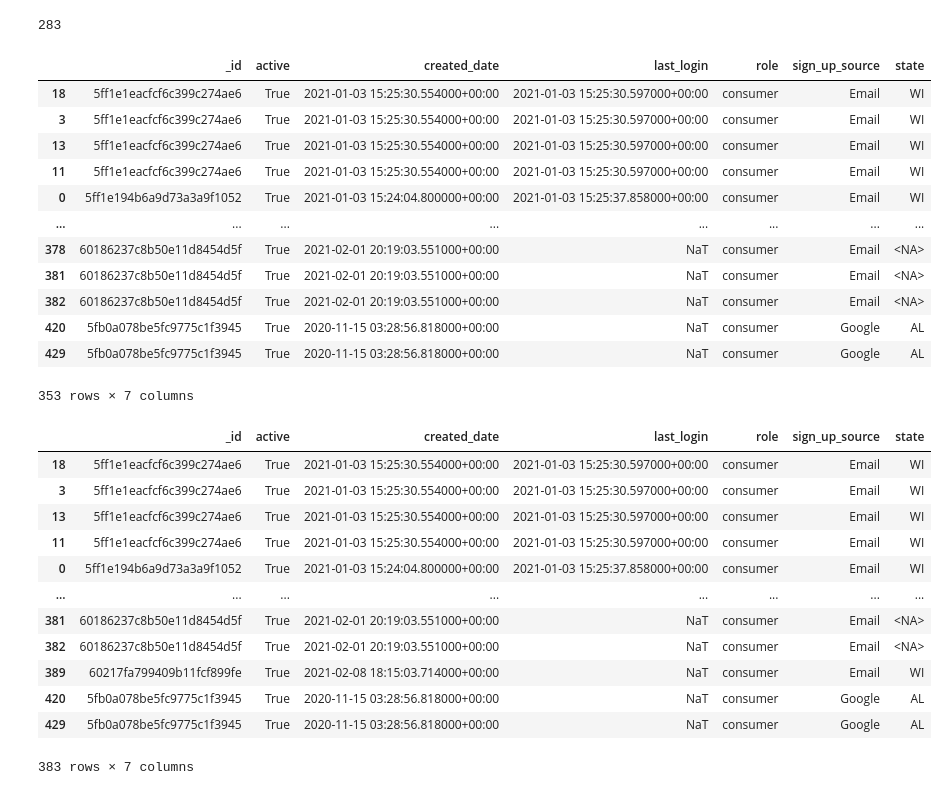
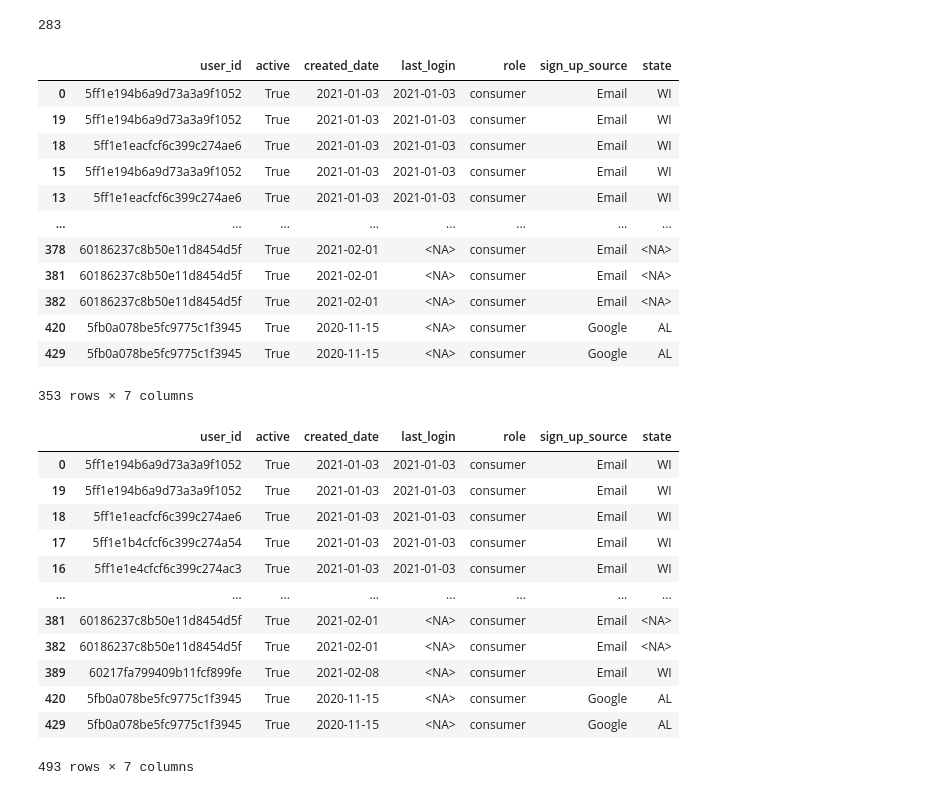
Before and after one commit to evanrosa/fetch_tech_challenge, a Jupyter notebook: exercise_answers/task_three/users.ipynb, the cells around one changed output. Cells and saved outputs as stored; diff of their text form; code cells hidden in the pictures.

```diff
--- a/exercise_answers/task_three/users.ipynb
+++ b/exercise_answers/task_three/users.ipynb
@@ -41,9 +41,11 @@ state             object
 dtype: object
 # %%
 ######################## USER DATA NORMALIZE & CLEANING ########################
+# %%
+users.rename(columns={'_id': 'user_id'}, inplace=True)
 # %%
 # Convert user id to string
-users["_id"] = users["_id"].apply(lambda x: x.get("$oid", str(x)))
+users["user_id"] = users["user_id"].apply(lambda x: x.get("$oid", str(x)))
 # %%
 # Convert createdDate to string
 users["created_date"] = users["created_date"].apply(lambda x: x.get("$date", str(x)))
@@ -87,7 +89,14 @@ users.head()
 | 4 | 5ff1e194b6a9d73a3a9f1052 | True | 1609687444800 | 1.609688e+12 | consumer | Email | WI |
 # %%
 # Format/clean createdDate and lastLogin to readable and standard formats
-users[["created_date", "last_login"]] = users[["created_date", "last_login"]].applymap(lambda x: pd.to_datetime(x.get("$date") if isinstance(x, dict) else x, unit='ms', errors='coerce', utc=True))
+def convert_to_date(series):
+    # If a value is a dict, extract its "$date"; otherwise, leave it as is.
+    extracted = series.apply(lambda x: x.get("$date") if isinstance(x, dict) else x)
+    # Convert the extracted values to datetime and then get only the date part.
+    return pd.to_datetime(extracted, unit="ms", errors="coerce", utc=True).dt.date
+
+for col in ["created_date", "last_login"]:
+    users[col] = convert_to_date(users[col])
 # %%
 ## Review after cleaned dates
 users.head()
@@ -224,37 +233,37 @@ users.duplicated(subset=["_id", "last_login"]).sum()
 # %%
 # Check for duplicate user records based on user ID and last login timestamp.
 # This helps identify multiple entries for the same user with the same last login time. Data dups?
-users[users.duplicated(subset=["_id", "last_login"], keep=False)].sort_values("last_login")
+users[users.duplicated(subset=["user_id", "last_login"], keep=False)].sort_values("last_login")
 # %% [output]
-|  | _id | active | created_date | last_login | role | sign_up_source | state |
-| 18 | 5ff1e1eacfcf6c399c274ae6 | True | 2021-01-03 15:25:30.554000+00:00 | 2021-01-03 15:25:30.597000+00:00 | consumer | Email | WI |
-| 3 | 5ff1e1eacfcf6c399c274ae6 | True | 2021-01-03 15:25:30.554000+00:00 | 2021-01-03 15:25:30.597000+00:00 | consumer | Email | WI |
-| 13 | 5ff1e1eacfcf6c399c274ae6 | True | 2021-01-03 15:25:30.554000+00:00 | 2021-01-03 15:25:30.597000+00:00 | consumer | Email | WI |
-| 11 | 5ff1e1eacfcf6c399c274ae6 | True | 2021-01-03 15:25:30.554000+00:00 | 2021-01-03 15:25:30.597000+00:00 | consumer | Email | WI |
-| 0 | 5ff1e194b6a9d73a3a9f1052 | True | 2021-01-03 15:24:04.800000+00:00 | 2021-01-03 15:25:37.858000+00:00 | consumer | Email | WI |
+|  | user_id | active | created_date | last_login | role | sign_up_source | state |
+| 0 | 5ff1e194b6a9d73a3a9f1052 | True | 2021-01-03 | 2021-01-03 | consumer | Email | WI |
+| 19 | 5ff1e194b6a9d73a3a9f1052 | True | 2021-01-03 | 2021-01-03 | consumer | Email | WI |
+| 18 | 5ff1e1eacfcf6c399c274ae6 | True | 2021-01-03 | 2021-01-03 | consumer | Email | WI |
+| 15 | 5ff1e194b6a9d73a3a9f1052 | True | 2021-01-03 | 2021-01-03 | consumer | Email | WI |
+| 13 | 5ff1e1eacfcf6c399c274ae6 | True | 2021-01-03 | 2021-01-03 | consumer | Email | WI |
 | ... | ... | ... | ... | ... | ... | ... | ... |
-| 378 | 60186237c8b50e11d8454d5f | True | 2021-02-01 20:19:03.551000+00:00 | NaT | consumer | Email | <NA> |
-| 381 | 60186237c8b50e11d8454d5f | True | 2021-02-01 20:19:03.551000+00:00 | NaT | consumer | Email | <NA> |
-| 382 | 60186237c8b50e11d8454d5f | True | 2021-02-01 20:19:03.551000+00:00 | NaT | consumer | Email | <NA> |
-| 420 | 5fb0a078be5fc9775c1f3945 | True | 2020-11-15 03:28:56.818000+00:00 | NaT | consumer | Google | AL |
-| 429 | 5fb0a078be5fc9775c1f3945 | True | 2020-11-15 03:28:56.818000+00:00 | NaT | consumer | Google | AL |
+| 378 | 60186237c8b50e11d8454d5f | True | 2021-02-01 | <NA> | consumer | Email | <NA> |
+| 381 | 60186237c8b50e11d8454d5f | True | 2021-02-01 | <NA> | consumer | Email | <NA> |
+| 382 | 60186237c8b50e11d8454d5f | True | 2021-02-01 | <NA> | consumer | Email | <NA> |
+| 420 | 5fb0a078be5fc9775c1f3945 | True | 2020-11-15 | <NA> | consumer | Google | AL |
+| 429 | 5fb0a078be5fc9775c1f3945 | True | 2020-11-15 | <NA> | consumer | Google | AL |
 353 rows × 7 columns
 # %%
 # Find users with same last login. May hint towards possible abuse or bots.
 users[users.duplicated(subset=["last_login"], keep=False)].sort_values("last_login")
 # %% [output]
-|  | _id | active | created_date | last_login | role | sign_up_source | state |
-| 18 | 5ff1e1eacfcf6c399c274ae6 | True | 2021-01-03 15:25:30.554000+00:00 | 2021-01-03 15:25:30.597000+00:00 | consumer | Email | WI |
-| 3 | 5ff1e1eacfcf6c399c274ae6 | True | 2021-01-03 15:25:30.554000+00:00 | 2021-01-03 15:25:30.597000+00:00 | consumer | Email | WI |
-| 13 | 5ff1e1eacfcf6c399c274ae6 | True | 2021-01-03 15:25:30.554000+00:00 | 2021-01-03 15:25:30.597000+00:00 | consumer | Email | WI |
-| 11 | 5ff1e1eacfcf6c399c274ae6 | True | 2021-01-03 15:25:30.554000+00:00 | 2021-01-03 15:25:30.597000+00:00 | consumer | Email | WI |
-| 0 | 5ff1e194b6a9d73a3a9f1052 | True | 2021-01-03 15:24:04.800000+00:00 | 2021-01-03 15:25:37.858000+00:00 | consumer | Email | WI |
+|  | user_id | active | created_date | last_login | role | sign_up_source | state |
+| 0 | 5ff1e194b6a9d73a3a9f1052 | True | 2021-01-03 | 2021-01-03 | consumer | Email | WI |
+| 19 | 5ff1e194b6a9d73a3a9f1052 | True | 2021-01-03 | 2021-01-03 | consumer | Email | WI |
+| 18 | 5ff1e1eacfcf6c399c274ae6 | True | 2021-01-03 | 2021-01-03 | consumer | Email | WI |
+| 17 | 5ff1e1b4cfcf6c399c274a54 | True | 2021-01-03 | 2021-01-03 | consumer | Email | WI |
+| 16 | 5ff1e1e4cfcf6c399c274ac3 | True | 2021-01-03 | 2021-01-03 | consumer | Email | WI |
 | ... | ... | ... | ... | ... | ... | ... | ... |
-| 381 | 60186237c8b50e11d8454d5f | True | 2021-02-01 20:19:03.551000+00:00 | NaT | consumer | Email | <NA> |
-| 382 | 60186237c8b50e11d8454d5f | True | 2021-02-01 20:19:03.551000+00:00 | NaT | consumer | Email | <NA> |
-| 389 | 60217fa799409b11fcf899fe | True | 2021-02-08 18:15:03.714000+00:00 | NaT | consumer | Email | WI |
-| 420 | 5fb0a078be5fc9775c1f3945 | True | 2020-11-15 03:28:56.818000+00:00 | NaT | consumer | Google | AL |
-| 429 | 5fb0a078be5fc9775c1f3945 | True | 2020-11-15 03:28:56.818000+00:00 | NaT | consumer | Google | AL |
+| 381 | 60186237c8b50e11d8454d5f | True | 2021-02-01 | <NA> | consumer | Email | <NA> |
+| 382 | 60186237c8b50e11d8454d5f | True | 2021-02-01 | <NA> | consumer | Email | <NA> |
+| 389 | 60217fa799409b11fcf899fe | True | 2021-02-08 | <NA> | consumer | Email | WI |
+| 420 | 5fb0a078be5fc9775c1f3945 | True | 2020-11-15 | <NA> | consumer | Google | AL |
+| 429 | 5fb0a078be5fc9775c1f3945 | True | 2020-11-15 | <NA> | consumer | Google | AL |
-383 rows × 7 columns
+493 rows × 7 columns
 # %%
 # Let's find user id dups with dup dates
```
Also changed, not shown: parts of 17 cells of this notebook, 12 other files.
